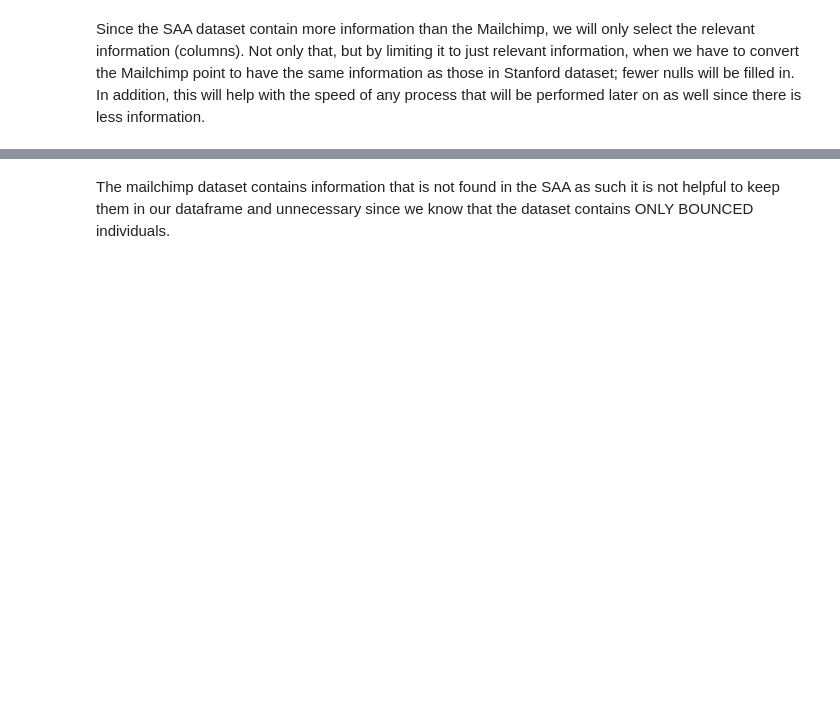
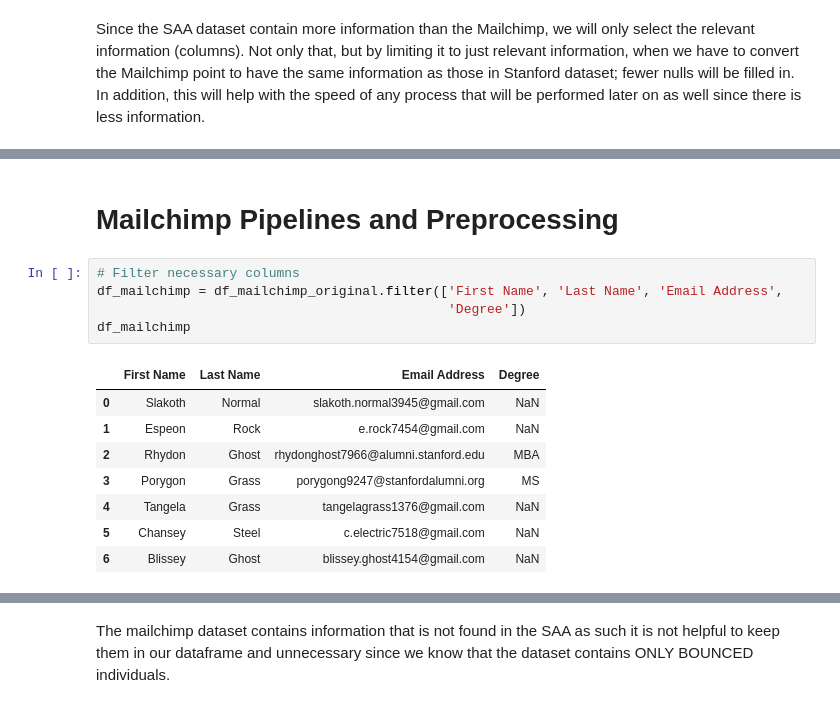
Before and after one commit to ssaeed85/Equalithon-StanfordPride, a Jupyter notebook: Stanford Pride Matching System.ipynb, the cells around one changed output, grey strips where cells are left out. Cells and saved outputs as stored; diff of their text form; blank space fills up the shorter version.

```diff
--- a/Stanford Pride Matching System.ipynb
+++ b/Stanford Pride Matching System.ipynb
@@ -275,0 +278,16 @@ df_mailchimp_original
+# %% [markdown]
+# Mailchimp Pipelines and Preprocessing
+# %%
+# Filter necessary columns
+df_mailchimp = df_mailchimp_original.filter(['First Name', 'Last Name', 'Email Address',
+                                             'Degree'])
+df_mailchimp
+# %% [output]
+|  | First Name | Last Name | Email Address | Degree |
+| 0 | Slakoth | Normal | slakoth.normal3945@gmail.com | NaN |
+| 1 | Espeon | Rock | e.rock7454@gmail.com | NaN |
+| 2 | Rhydon | Ghost | rhydonghost7966@alumni.stanford.edu | MBA |
+| 3 | Porygon | Grass | porygong9247@stanfordalumni.org | MS |
+| 4 | Tangela | Grass | tangelagrass1376@gmail.com | NaN |
+| 5 | Chansey | Steel | c.electric7518@gmail.com | NaN |
+| 6 | Blissey | Ghost | blissey.ghost4154@gmail.com | NaN |
```
Also changed, not shown: parts of 43 cells of this notebook, 4 other files.
